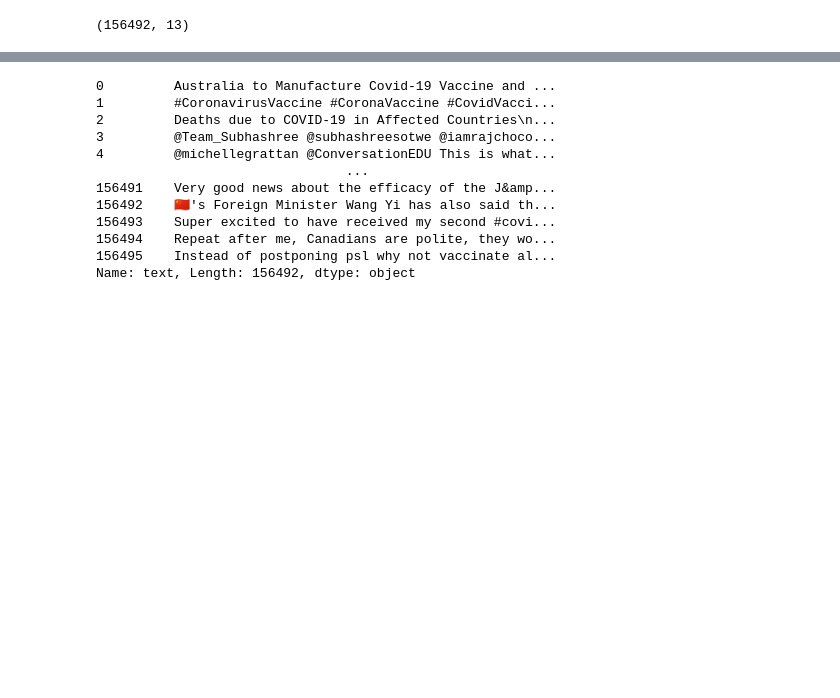
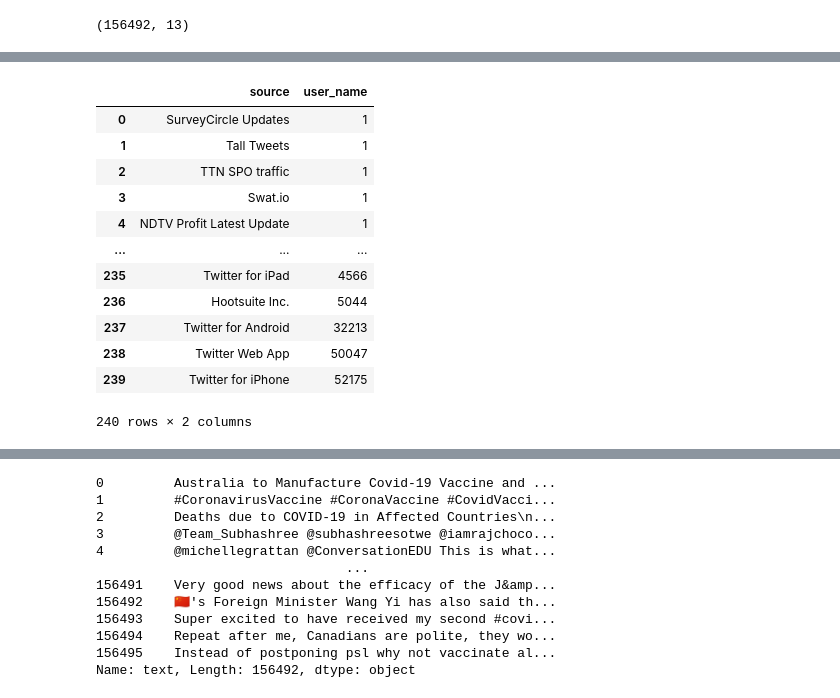
Before and after one commit to rshmnkgit/Covid-Vaccine-Tweets, a Jupyter notebook: covid-vaccine-tweets.ipynb, the cells around one changed output, grey strips where cells are left out. Cells and saved outputs as stored; diff of their text form; code cells hidden in the pictures; blank space fills up the shorter version.

```diff
--- a/covid-vaccine-tweets.ipynb
+++ b/covid-vaccine-tweets.ipynb
@@ -145,0 +178,17 @@ tweet_data.shape
+# %%
+df = tweet_data.groupby(['source'])['user_name'].count().sort_values().reset_index()
+df
+# %% [output]
+|  | source | user_name |
+| 0 | SurveyCircle Updates | 1 |
+| 1 | Tall Tweets | 1 |
+| 2 | TTN SPO traffic | 1 |
+| 3 | Swat.io | 1 |
+| 4 | NDTV Profit Latest Update | 1 |
+| ... | ... | ... |
+| 235 | Twitter for iPad | 4566 |
+| 236 | Hootsuite Inc. | 5044 |
+| 237 | Twitter for Android | 32213 |
+| 238 | Twitter Web App | 50047 |
+| 239 | Twitter for iPhone | 52175 |
+240 rows × 2 columns
```
Also changed, not shown: parts of 5 cells of this notebook.
